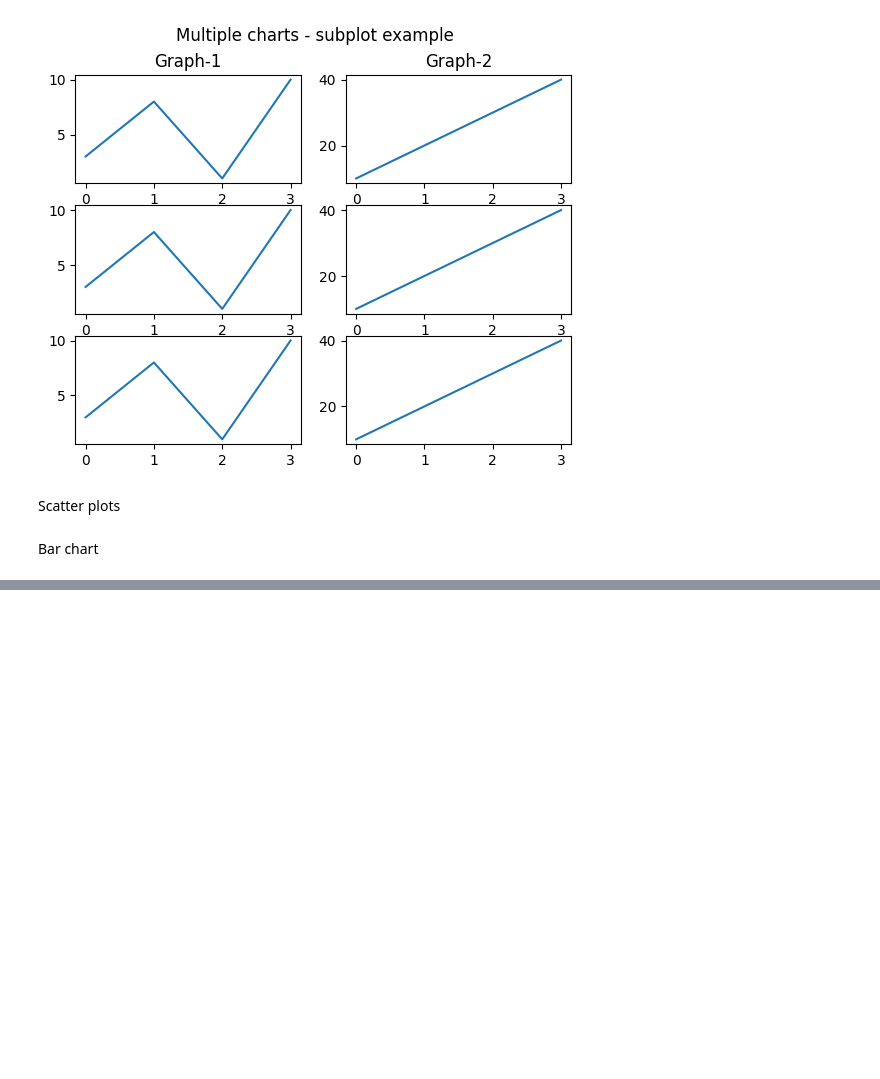
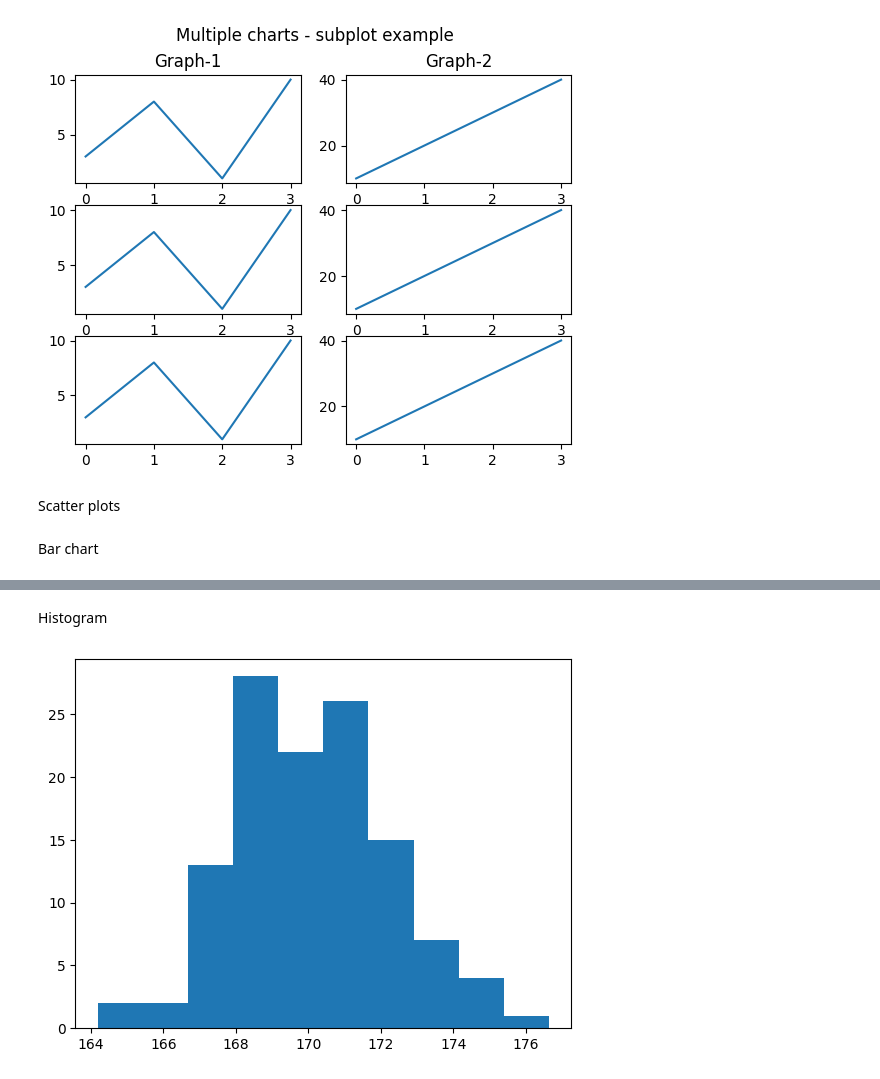
Before and after one commit to TheMissingZero/MachineLearning, a Jupyter notebook: ML_DAY_7_self.ipynb, the cells around one changed output, grey strips where cells are left out. Saved outputs shown, nothing was run; the diff lists cells and outputs as text; code cells hidden in the pictures; blank space fills up the shorter version.

```diff
--- a/ML_DAY_7_self.ipynb
+++ b/ML_DAY_7_self.ipynb
@@ -203,0 +202,9 @@ plt.show()
+# %% [markdown]
+Histogram
+# %%
+x = np.random.normal(170, 2, 120) # peak, distribution, no. of numbers to be generated
+#print(f'Type - {type(x)}, {x}')
+plt.hist(x)
+plt.show()
+# %% [output]
+[figure, added]
```
Also changed, not shown: parts of 6 cells of this notebook.
